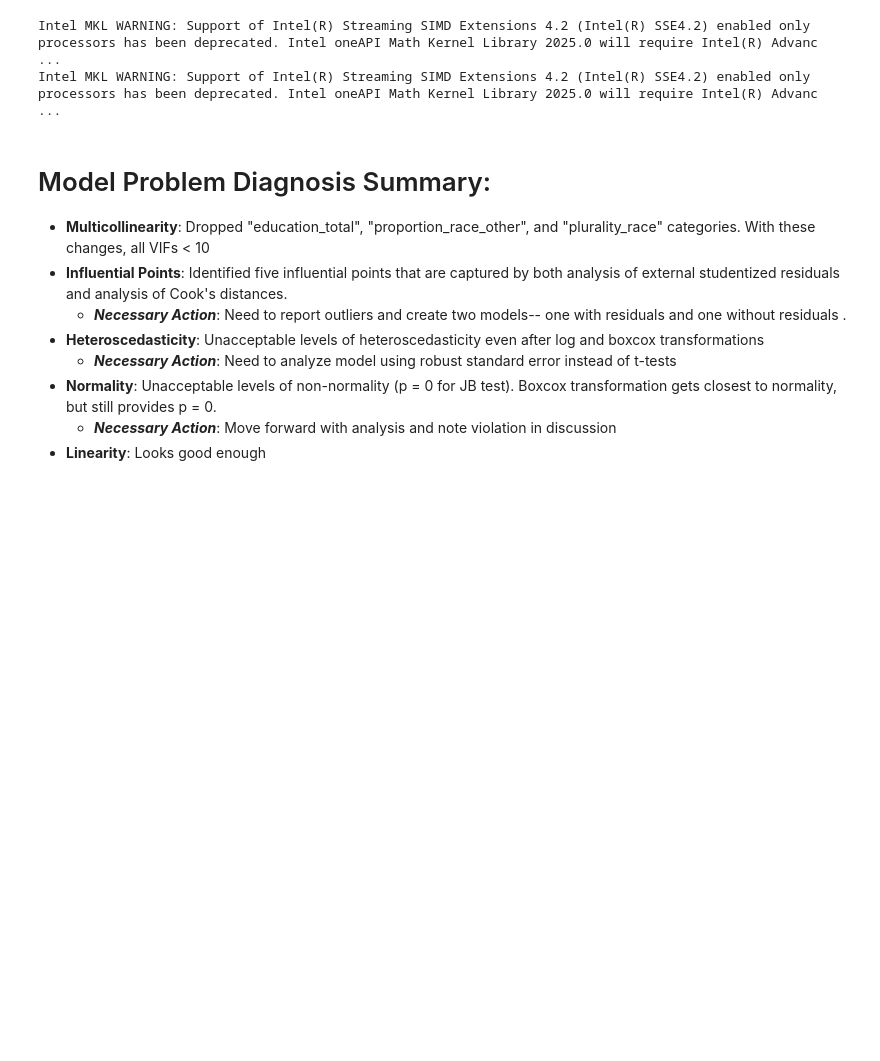
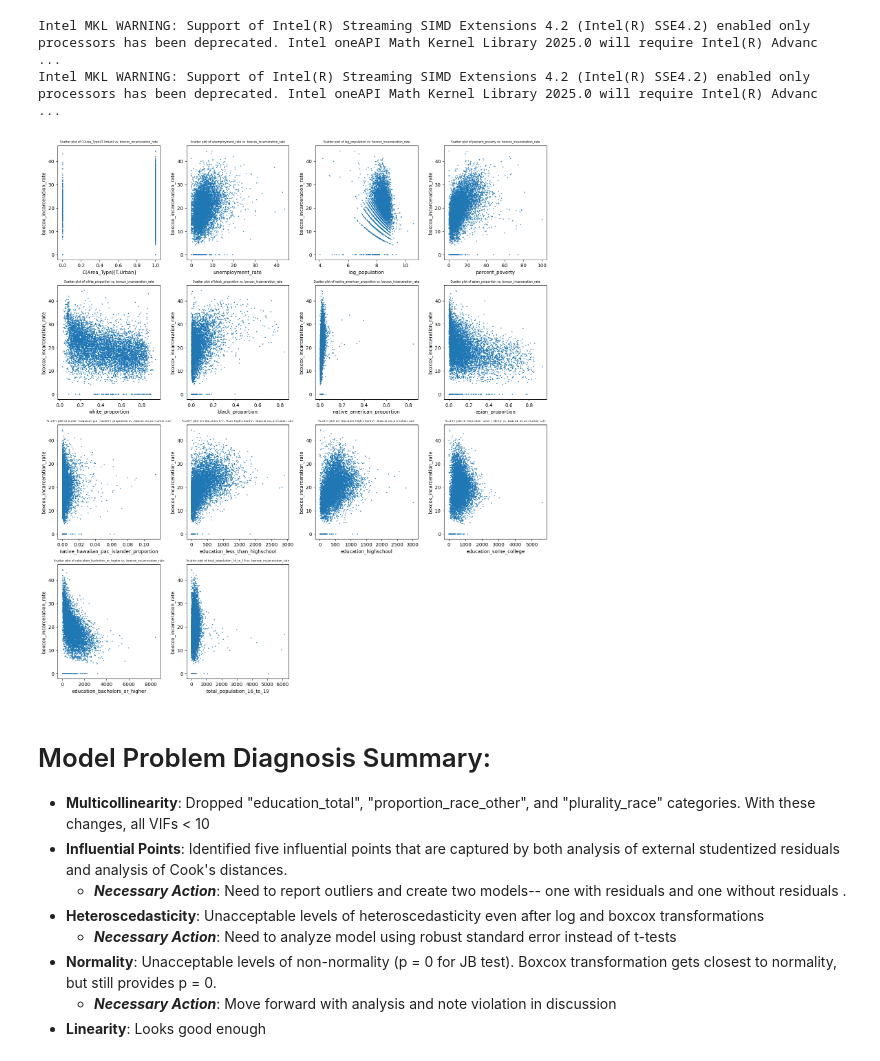
Before and after one commit to ianduke25/CA-Incarceration-Rate-MLR-Analysis, a Jupyter notebook: Notebooks/Assumption_Checks.ipynb, the cells around one changed output. Drawn from its saved outputs; the diff is of its cells as text; code cells hidden in the pictures; blank space fills up the shorter version.

```diff
--- a/Notebooks/Assumption_Checks.ipynb
+++ b/Notebooks/Assumption_Checks.ipynb
@@ -853,6 +853,27 @@ new_box_model_logx  = smf.ols('boxcox_incarceration_rate ~ unemployment_rate + C
 # %% [output]
 Intel MKL WARNING: Support of Intel(R) Streaming SIMD Extensions 4.2 (Intel(R) SSE4.2) enabled only processors has been deprecated. Intel oneAPI Math Kernel Library 2025.0 will require Intel(R) Advanc ...
 Intel MKL WARNING: Support of Intel(R) Streaming SIMD Extensions 4.2 (Intel(R) SSE4.2) enabled only processors has been deprecated. Intel oneAPI Math Kernel Library 2025.0 will require Intel(R) Advanc ...
+# %%
+import matplotlib.pyplot as plt
+
+# Extract the predictors and response variable from your model
+X = new_box_model_logx.model.exog
+Y = new_box_model_logx.model.endog
+predictor_names = new_box_model_logx.model.exog_names
+
+#Create scatter plots
+plt.figure(figsize=(15, 20))
+for idx, col in enumerate(predictor_names):
+    if col != 'Intercept':  # We don't want to plot against the intercept
+        plt.subplot(5, 4, idx)  # Adjust numbers here based on the number of predictors you have
+        plt.scatter(X[:, idx], Y, s=1)
+        plt.title(f'Scatter plot of {col} vs. boxcox_incarceration_rate', fontsize = 6)
+        plt.xlabel(col)
+        plt.ylabel('boxcox_incarceration_rate')
+plt.tight_layout()
+plt.show()
+# %% [output]
+[figure, added]
 # %% [markdown]
 # Model Problem Diagnosis Summary:
 
```
Also changed, not shown: parts of 4 cells of this notebook.
